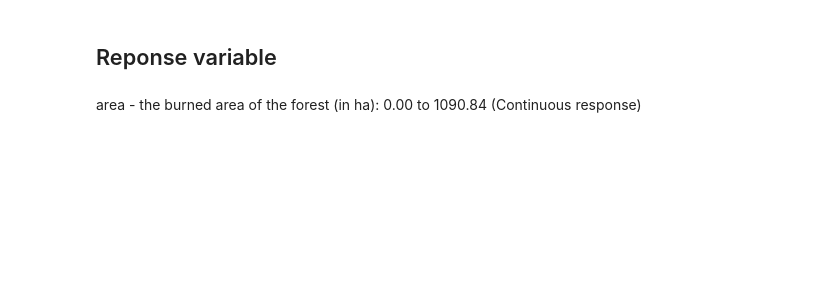
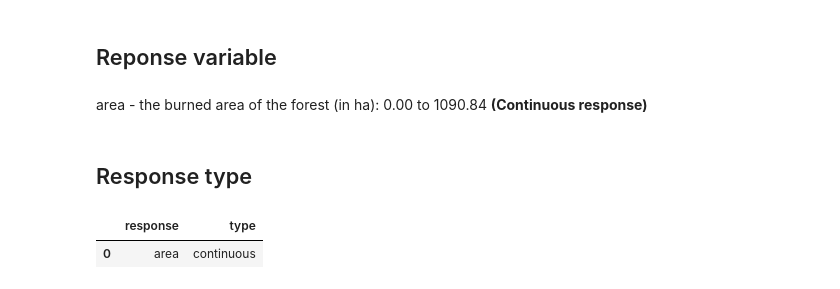
Before and after one commit to nithish08/forestfires, a Jupyter notebook: src/NB_Exploration.ipynb, the cells around one changed output. Cells and saved outputs as stored; diff of their text form; code cells hidden in the pictures; blank space fills up the shorter version.

```diff
--- a/src/NB_Exploration.ipynb
+++ b/src/NB_Exploration.ipynb
@@ -48,4 +92,11 @@ Citation Request:
 # %% [markdown]
 ## Reponse variable
 # %% [markdown]
-area - the burned area of the forest (in ha): 0.00 to 1090.84  (Continuous response)
+area - the burned area of the forest (in ha): 0.00 to 1090.84  <b>(Continuous response)</b>
+# %% [markdown]
+## Response type
+# %%
+pd.DataFrame([[df.columns[-1],'continuous']],columns = ['response','type'])
+# %% [output]
+|  | response | type |
+| 0 | area | continuous |
```
Also changed, not shown: parts of 13 cells of this notebook, 1 other file.
